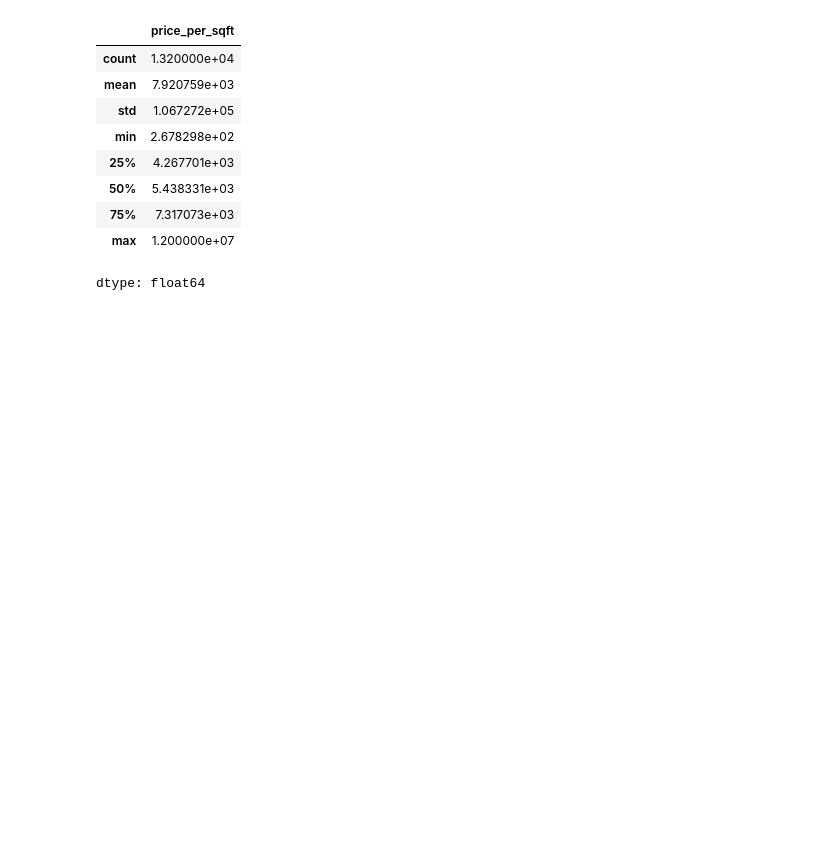
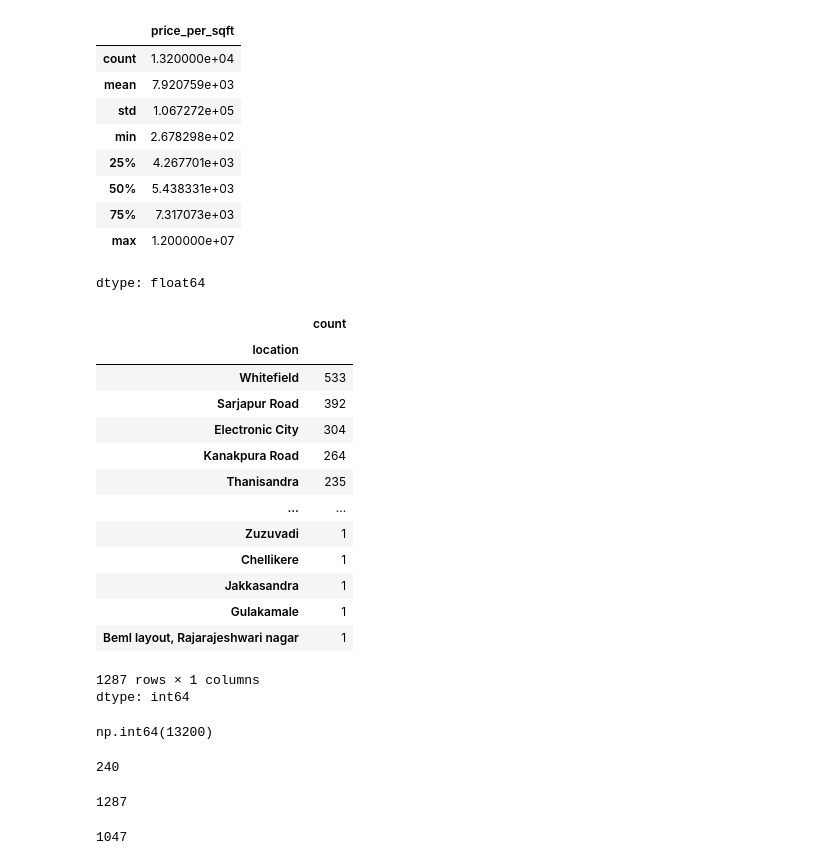
Before and after one commit to NarendarB0152/VignanUniversityWorkShop, a Jupyter notebook: Project/Project.ipynb, the cells around one changed output. Cells and saved outputs as stored; diff of their text form; code cells hidden in the pictures; blank space fills up the shorter version.

```diff
--- a/Project/Project.ipynb
+++ b/Project/Project.ipynb
@@ -281,3 +281,39 @@ df5_stats
 dtype: float64
 # %%
 df5.to_csv("bhp.csv",index=False)
+# %%
+df5.location = df5.location.apply(lambda x: x.strip())
+location_stats = df5['location'].value_counts(ascending=False)
+location_stats
+# %% [output]
+|  | count |
+| location |  |
+| Whitefield | 533 |
+| Sarjapur Road | 392 |
+| Electronic City | 304 |
+| Kanakpura Road | 264 |
+| Thanisandra | 235 |
+| ... | ... |
+| Zuzuvadi | 1 |
+| Chellikere | 1 |
+| Jakkasandra | 1 |
+| Gulakamale | 1 |
+| Beml layout, Rajarajeshwari nagar | 1 |
+1287 rows × 1 columns
+dtype: int64
+# %%
+location_stats.values.sum()
+# %% [output]
+np.int64(13200)
+# %%
+len(location_stats[location_stats>10])
+# %% [output]
+240
+# %%
+len(location_stats)
+# %% [output]
+1287
+# %%
+len(location_stats[location_stats<=10])
+# %% [output]
+1047
```
Also changed, not shown: parts of 3 cells of this notebook.
